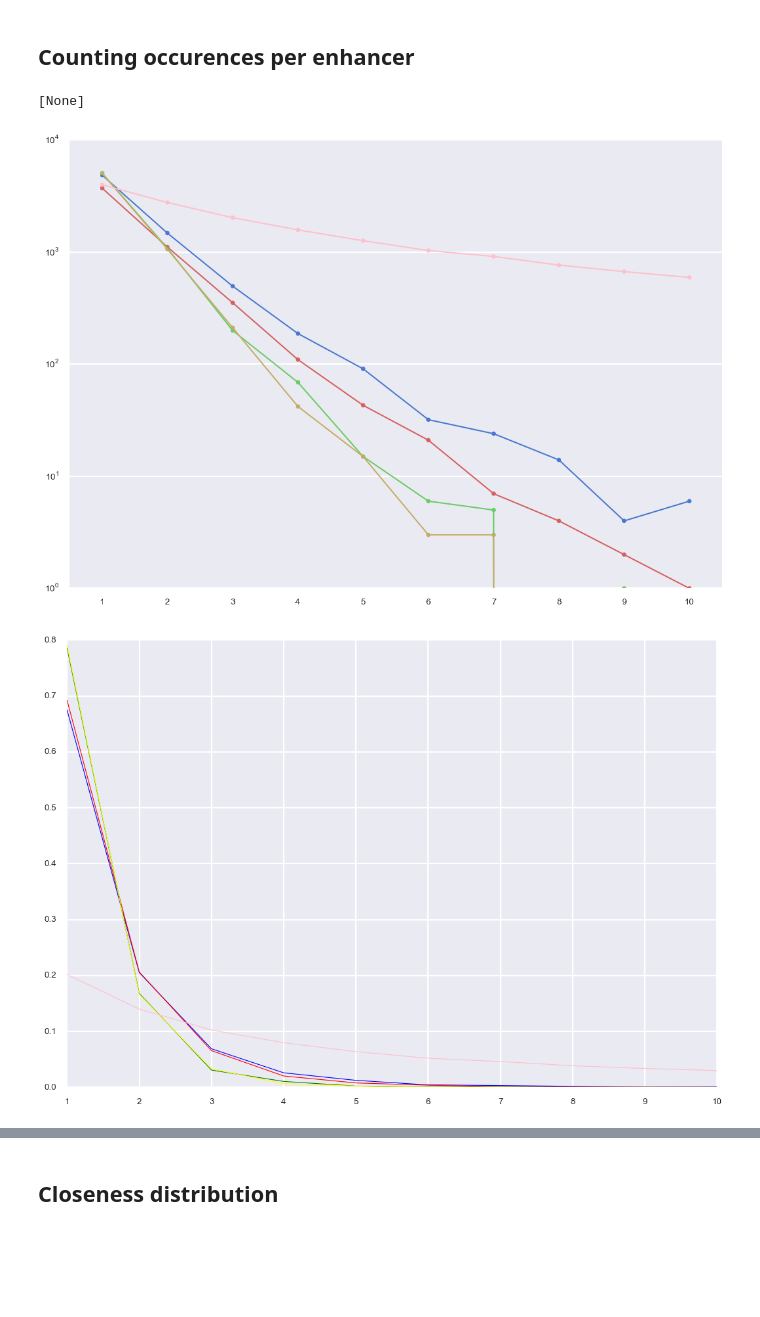
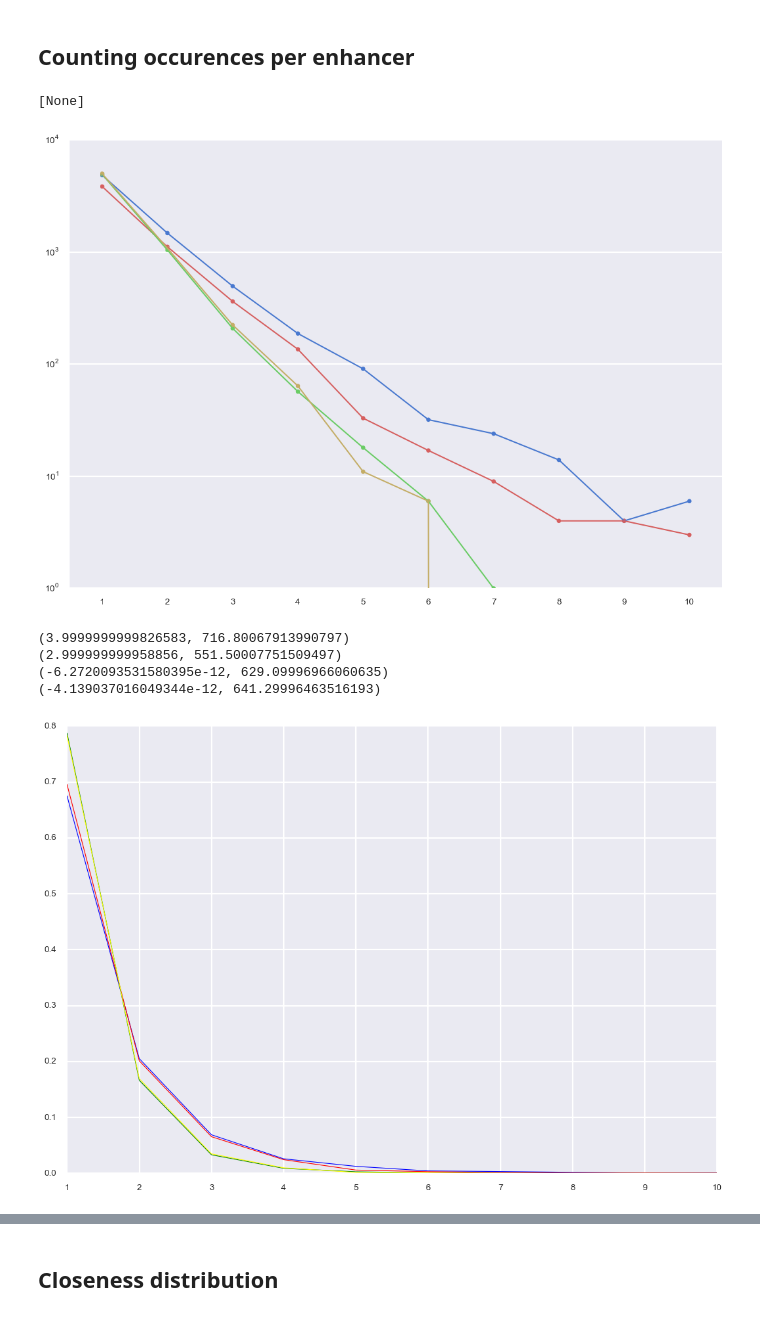
Before and after one commit to mvanzetti/thesis, a Jupyter notebook: notebooks/MIR-derived enhancers NEW.ipynb, the cells around one changed output, grey strips where cells are left out. Saved outputs shown, nothing was run; the diff lists cells and outputs as text; code cells hidden in the pictures; blank space fills up the shorter version.

```diff
--- a/notebooks/MIR-derived enhancers NEW.ipynb
+++ b/notebooks/MIR-derived enhancers NEW.ipynb
@@ -277,32 +277,43 @@ occ_ratio_complement = occ_freq_complement / sum(occ_freq_complement)
 # %%
 import seaborn as sns
 #import matplotlib.pyplot as plt
 %matplotlib inline
 #sns.set(style="white", palette="muted", color_codes=True)
 sns.set(style="ticks", palette="muted", color_codes=True)
 sns.set_context("poster", font_scale=0.6, rc={"lines.linewidth": 0.8})
 sns.set_style("darkgrid")
 g1 = sns.pointplot(x=occ_base[:10], y=occ_freq[:10], color='b')
 g2 = sns.pointplot(x=occ_base[:10], y=occ_freq_null[:10], color='r')
 g3 = sns.pointplot(x=occ_base[:10], y=occ_freq_null_2[:10], color='g')
 g4 = sns.pointplot(x=occ_base[:10], y=occ_freq_null_3[:10], color='y')
-g5 = sns.pointplot(x=occ_base[:10], y=occ_freq_complement[:10], color='pink')
+#g5 = sns.pointplot(x=occ_base[:10], y=occ_freq_complement[:10], color='pink')
 g1.set(yscale='log')
 # %% [output]
 [None]
-[figure, old version]
+[figure, new version]
+# %%
+import scipy.stats as st
+print(st.expon.fit(occ_freq[:10]))
+print(st.expon.fit(occ_freq_null[:10]))
+print(st.expon.fit(occ_freq_null_2[:10]))
+print(st.expon.fit(occ_freq_null_3[:10]))
+# %% [output]
+(3.9999999999826583, 716.80067913990797)
+(2.999999999958856, 551.50007751509497)
+(-6.2720093531580395e-12, 629.09996966060635)
+(-4.139037016049344e-12, 641.29996463516193)
 # %%
 # ratios normalized
 import matplotlib.pyplot as plt
 plt.plot(occ_base[:10], occ_ratio[:10], c='blue')
 plt.plot(occ_base[:10], occ_ratio_null[:10], c='red')
 plt.plot(occ_base[:10], occ_ratio_null_2[:10], c='green')
-plt.plot(occ_base[:10], occ_ratio_null_3[:10], c='yellow')
-plt.plot(occ_base[:10], occ_ratio_complement[:10], c='pink')
+ax = plt.plot(occ_base[:10], occ_ratio_null_3[:10], c='yellow')
+#plt.plot(occ_base[:10], occ_ratio_complement[:10], c='pink')
 
 plt.show()
 # %% [output]
-[figure, old version]
+[figure, new version]
 # %%
 # ratios normalized adjusted (with overlap count)
 import matplotlib.pyplot as plt
```
Also changed, not shown: parts of 8 cells of this notebook, 1 other file.
